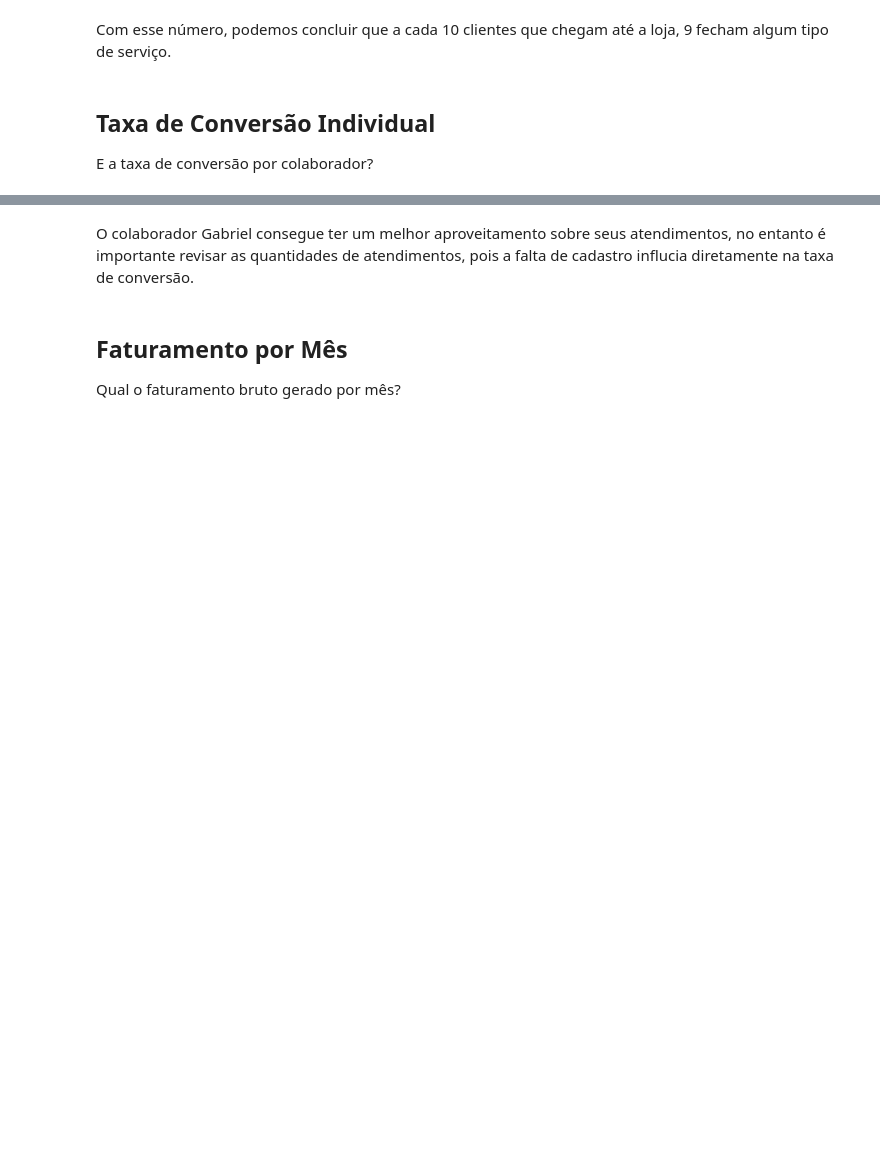
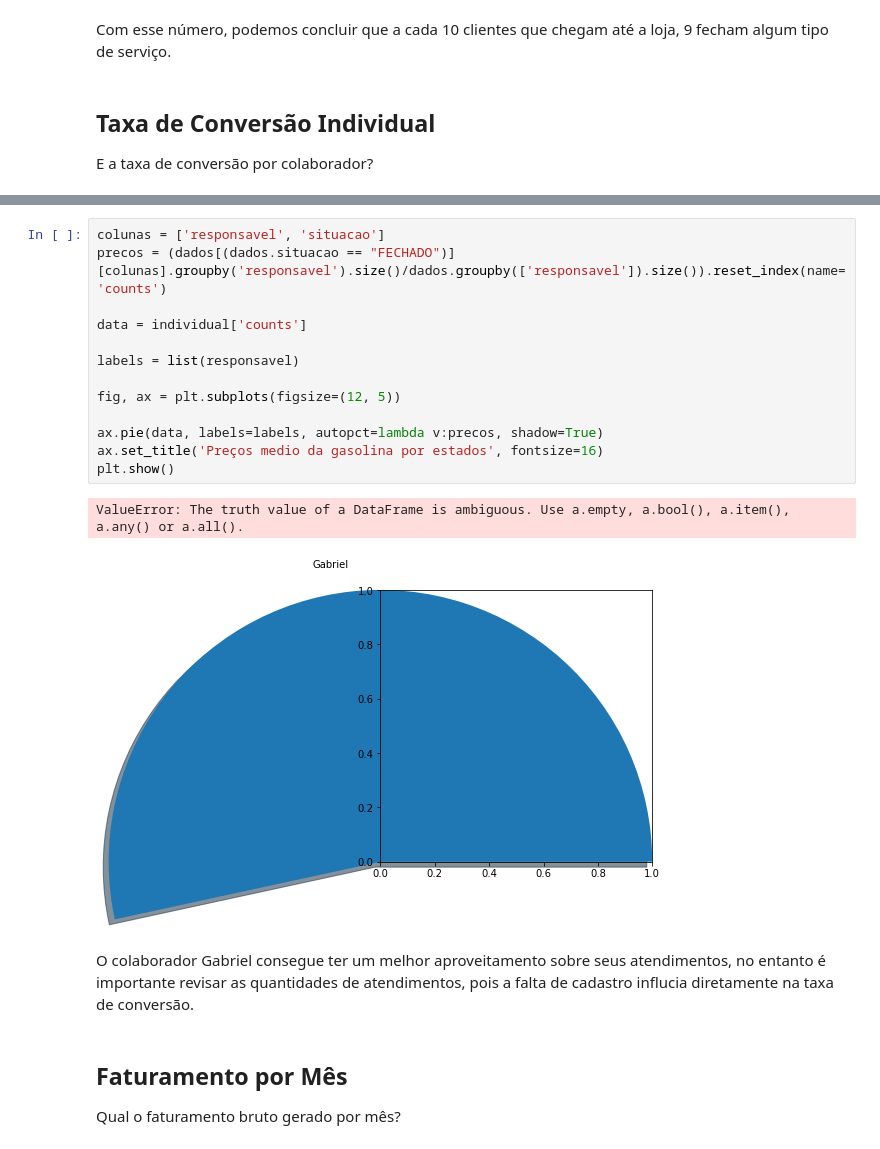
Before and after one commit to hgosouza1/Data-Science, a Jupyter notebook: Projeto Pessoal/Estética Automotiva/relatorio_geral_negocio.ipynb, the cells around one changed output, grey strips where cells are left out. Drawn from its saved outputs; the diff is of its cells as text; blank space fills up the shorter version.

```diff
--- a/Projeto Pessoal/Estética Automotiva/relatorio_geral_negocio.ipynb
+++ b/Projeto Pessoal/Estética Automotiva/relatorio_geral_negocio.ipynb
@@ -215,6 +218,22 @@ ax.set_title("Taxa de Conversão Individual")
 plt.show()
 # %% [output]
 [figure]
+# %%
+colunas = ['responsavel', 'situacao']
+precos = (dados[(dados.situacao == "FECHADO")][colunas].groupby('responsavel').size()/dados.groupby(['responsavel']).size()).reset_index(name='counts')
+
+data = individual['counts']
+
+labels = list(responsavel)
+
+fig, ax = plt.subplots(figsize=(12, 5))
+
+ax.pie(data, labels=labels, autopct=lambda v:precos, shadow=True)
+ax.set_title('Preços medio da gasolina por estados', fontsize=16)
+plt.show()
+# %% [output]
+ValueError: The truth value of a DataFrame is ambiguous. Use a.empty, a.bool(), a.item(), a.any() or a.all().
+[figure, added]
 # %% [markdown]
 O colaborador Gabriel consegue ter um melhor aproveitamento sobre seus atendimentos, no entanto é importante revisar as quantidades de atendimentos, pois a falta de cadastro influcia diretamente na taxa de conversão.
 # %% [markdown]
```
Also changed, not shown: parts of 1 cell of this notebook.
